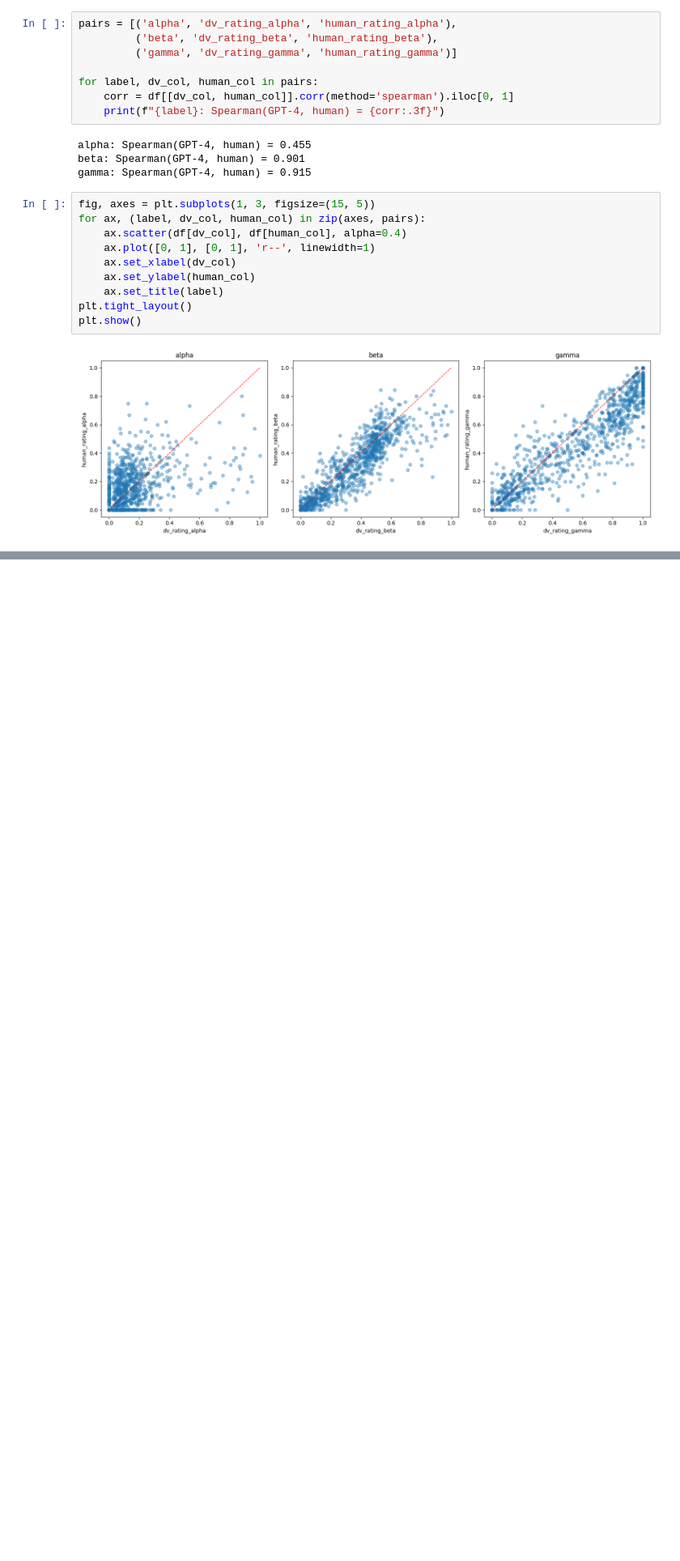
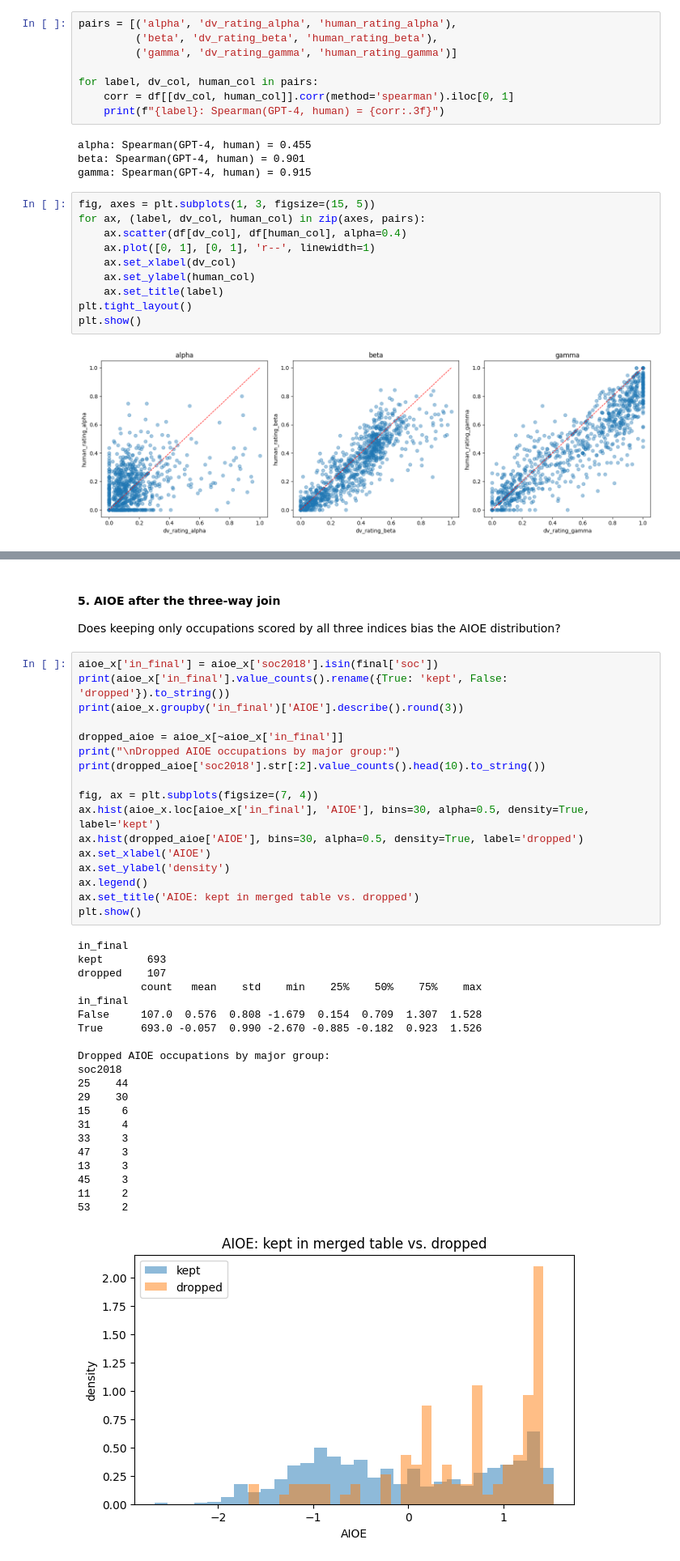
Before and after one commit to Break-Through-Tech/Swytch-1B-do-ai-job-risk-indices-agree, a Jupyter notebook: notebooks/Milestone_1.ipynb, the cells around one changed output, grey strips where cells are left out. Shown at 81% size. Drawn from its saved outputs; the diff is of its cells as text; blank space fills up the shorter version.

```diff
--- a/notebooks/Milestone_1.ipynb
+++ b/notebooks/Milestone_1.ipynb
@@ -270,0 +582,42 @@ df[cols].corr(method='spearman')
+# %% [markdown]
+#### 5. AIOE after the three-way join
+Does keeping only occupations scored by all three indices bias the AIOE distribution?
+# %%
+aioe_x['in_final'] = aioe_x['soc2018'].isin(final['soc'])
+print(aioe_x['in_final'].value_counts().rename({True: 'kept', False: 'dropped'}).to_string())
+print(aioe_x.groupby('in_final')['AIOE'].describe().round(3))
+
+dropped_aioe = aioe_x[~aioe_x['in_final']]
+print("\nDropped AIOE occupations by major group:")
+print(dropped_aioe['soc2018'].str[:2].value_counts().head(10).to_string())
+
+fig, ax = plt.subplots(figsize=(7, 4))
+ax.hist(aioe_x.loc[aioe_x['in_final'], 'AIOE'], bins=30, alpha=0.5, density=True, label='kept')
+ax.hist(dropped_aioe['AIOE'], bins=30, alpha=0.5, density=True, label='dropped')
+ax.set_xlabel('AIOE')
+ax.set_ylabel('density')
+ax.legend()
+ax.set_title('AIOE: kept in merged table vs. dropped')
+plt.show()
+# %% [output]
+in_final
+kept       693
+dropped    107
+          count   mean    std    min    25%    50%    75%    max
+in_final
+False     107.0  0.576  0.808 -1.679  0.154  0.709  1.307  1.528
+True      693.0 -0.057  0.990 -2.670 -0.885 -0.182  0.923  1.526
+
+Dropped AIOE occupations by major group:
+soc2018
+25    44
+29    30
+15     6
+31     4
+33     3
+47     3
+13     3
+45     3
+11     2
+53     2
+[figure, added]
```
Also changed, not shown: parts of 33 cells of this notebook.
